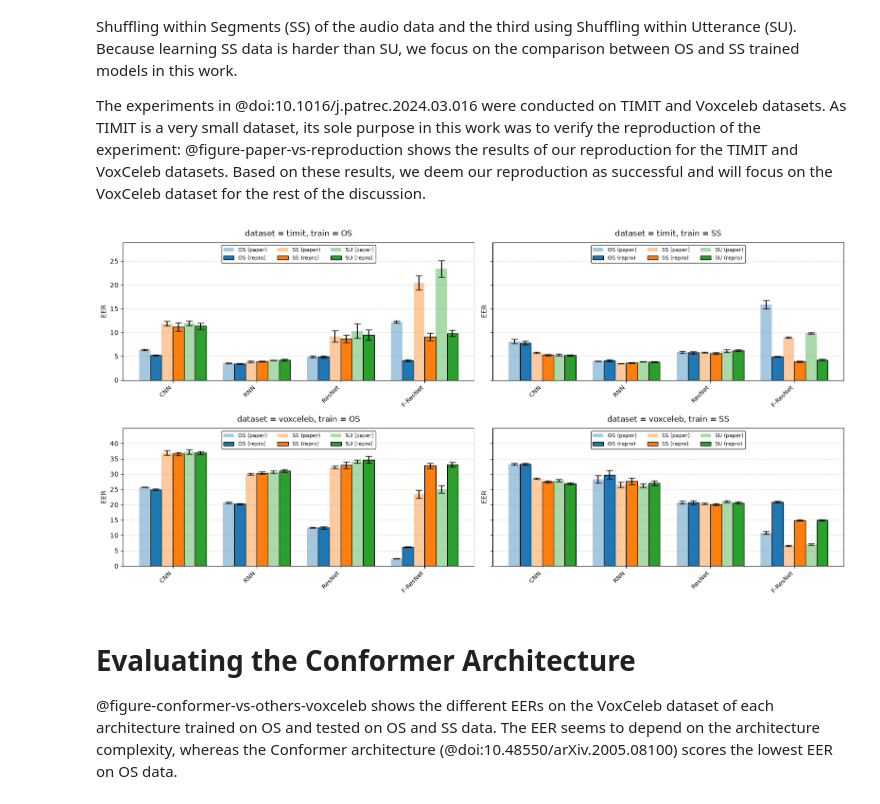
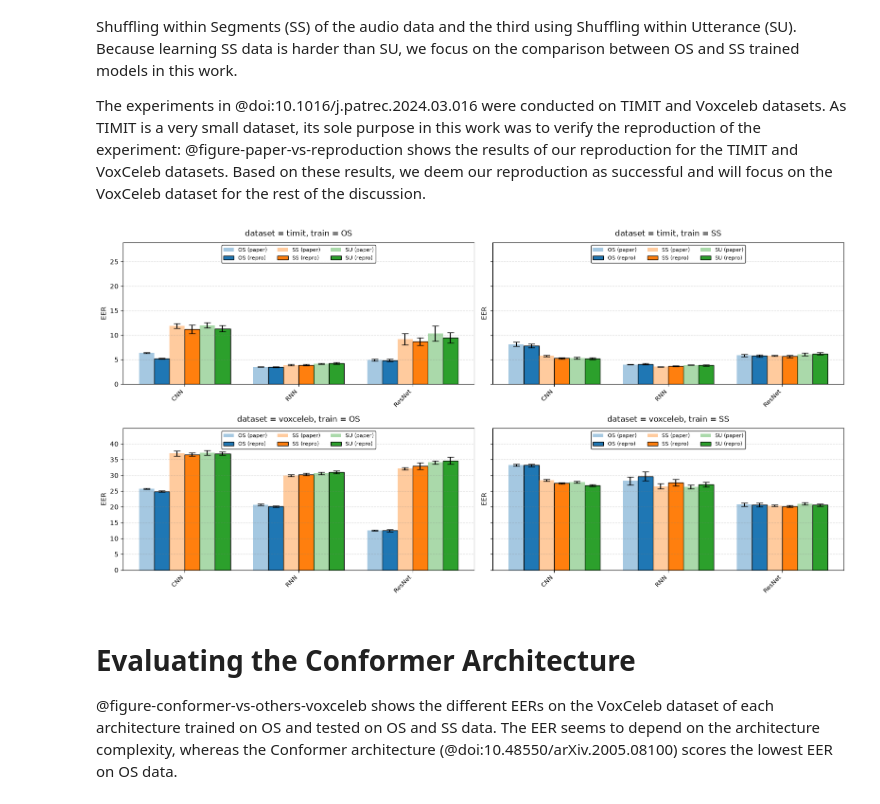
Before and after one commit to sage-diarization/Speaker-Recognition-Supra-Segmental-Temporal-Features, a Jupyter notebook: doc/speaker-verification.ipynb, the cells around one changed output. Cells and saved outputs as stored; diff of their text form; code cells hidden in the pictures.

```diff
--- a/doc/speaker-verification.ipynb
+++ b/doc/speaker-verification.ipynb
@@ -40,9 +40,9 @@ The experiments in @doi:10.1016/j.patrec.2024.03.016 were conducted on TIMIT and
 # %%
 #| label: figure-paper-vs-reproduction
 #| caption: Experiment reproduction compared to the original paper results (@doi:10.1016/j.patrec.2024.03.016) for TIMIT and VoxCeleb datasets.
-plots.paper_vs_repro()
+plots.paper_vs_repro(archs=['CNN', 'RNN', 'ResNet'])
 # %% [output]
-[figure, old version]
+[figure, new version]
 # %% [markdown]
 # Evaluating the Conformer Architecture
 
```
Also changed, not shown: parts of 12 cells of this notebook, 2 other files.
